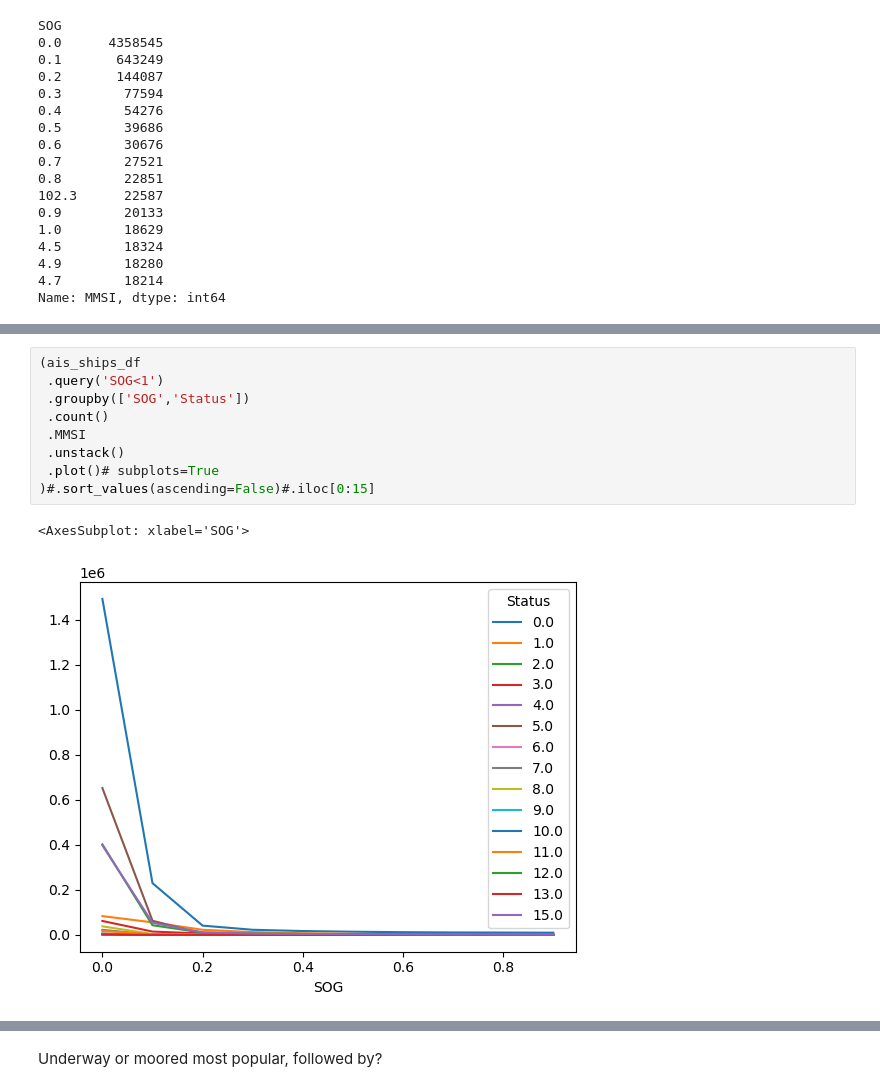
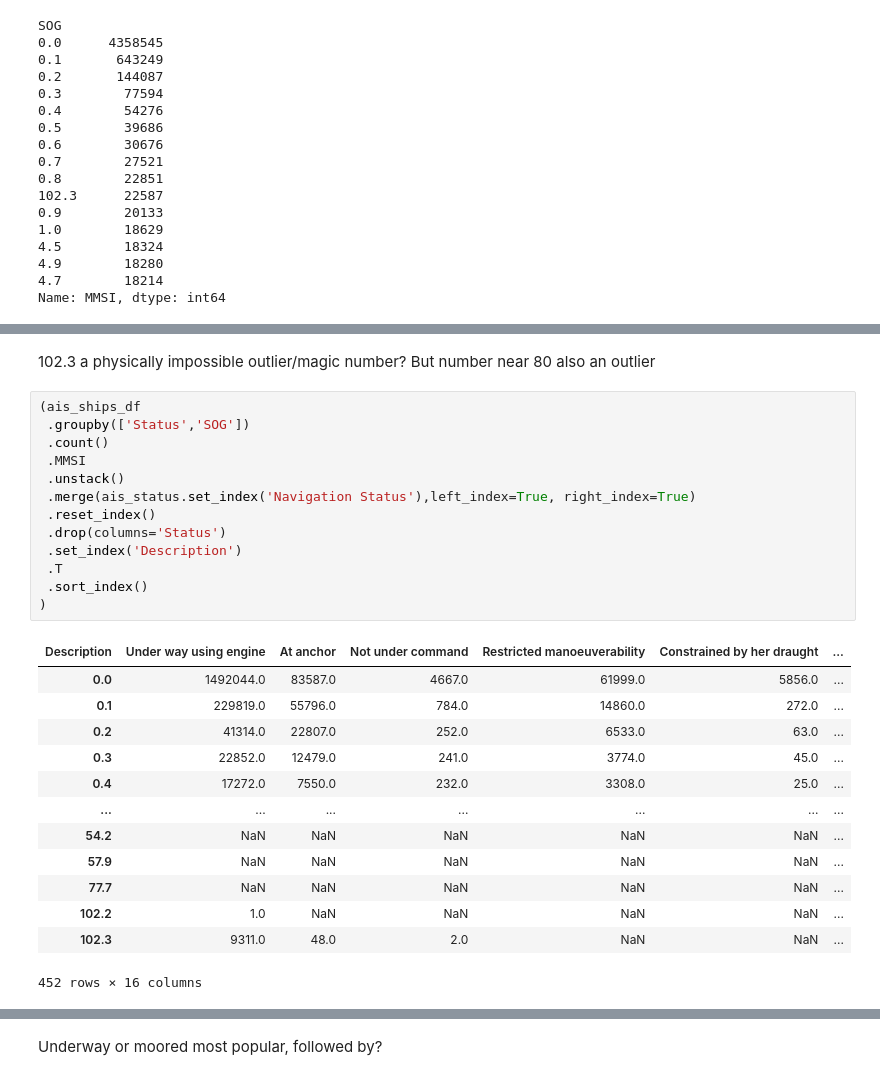
Before and after one commit to stelios-c/ais_USA, a Jupyter notebook: ais_usa_local.ipynb, the cells around one changed output, grey strips where cells are left out. Drawn from its saved outputs; the diff is of its cells as text.

```diff
--- a/ais_usa_local.ipynb
+++ b/ais_usa_local.ipynb
@@ -292,12 +346,29 @@ ais_ships_df.groupby(['SOG','Status']).count().MMSI.unstack().plot(logy=True)#.s
-# %%
-(ais_ships_df
- .query('SOG<1')
- .groupby(['SOG','Status'])
- .count()
- .MMSI
- .unstack()
- .plot()# subplots=True
-)#.sort_values(ascending=False)#.iloc[0:15]
-# %% [output]
-<AxesSubplot: xlabel='SOG'>
-[figure, removed]
+# %% [markdown]
+102.3 a physically impossible outlier/magic number? But number near 80 also an outlier
+# %%
+(ais_ships_df
+ .groupby(['Status','SOG'])
+ .count()
+ .MMSI
+ .unstack()
+ .merge(ais_status.set_index('Navigation Status'),left_index=True, right_index=True)
+ .reset_index()
+ .drop(columns='Status')
+ .set_index('Description')
+ .T
+ .sort_index()
+)
+# %% [output]
+| Description | Under way using engine | At anchor | Not under command | Restricted manoeuverability | Constrained by her draught | ... |
+| 0.0 | 1492044.0 | 83587.0 | 4667.0 | 61999.0 | 5856.0 | ... |
+| 0.1 | 229819.0 | 55796.0 | 784.0 | 14860.0 | 272.0 | ... |
+| 0.2 | 41314.0 | 22807.0 | 252.0 | 6533.0 | 63.0 | ... |
+| 0.3 | 22852.0 | 12479.0 | 241.0 | 3774.0 | 45.0 | ... |
+| 0.4 | 17272.0 | 7550.0 | 232.0 | 3308.0 | 25.0 | ... |
+| ... | ... | ... | ... | ... | ... | ... |
+| 54.2 | NaN | NaN | NaN | NaN | NaN | ... |
+| 57.9 | NaN | NaN | NaN | NaN | NaN | ... |
+| 77.7 | NaN | NaN | NaN | NaN | NaN | ... |
+| 102.2 | 1.0 | NaN | NaN | NaN | NaN | ... |
+| 102.3 | 9311.0 | 48.0 | 2.0 | NaN | NaN | ... |
+452 rows × 16 columns
```
Also changed, not shown: parts of 11 cells of this notebook.
